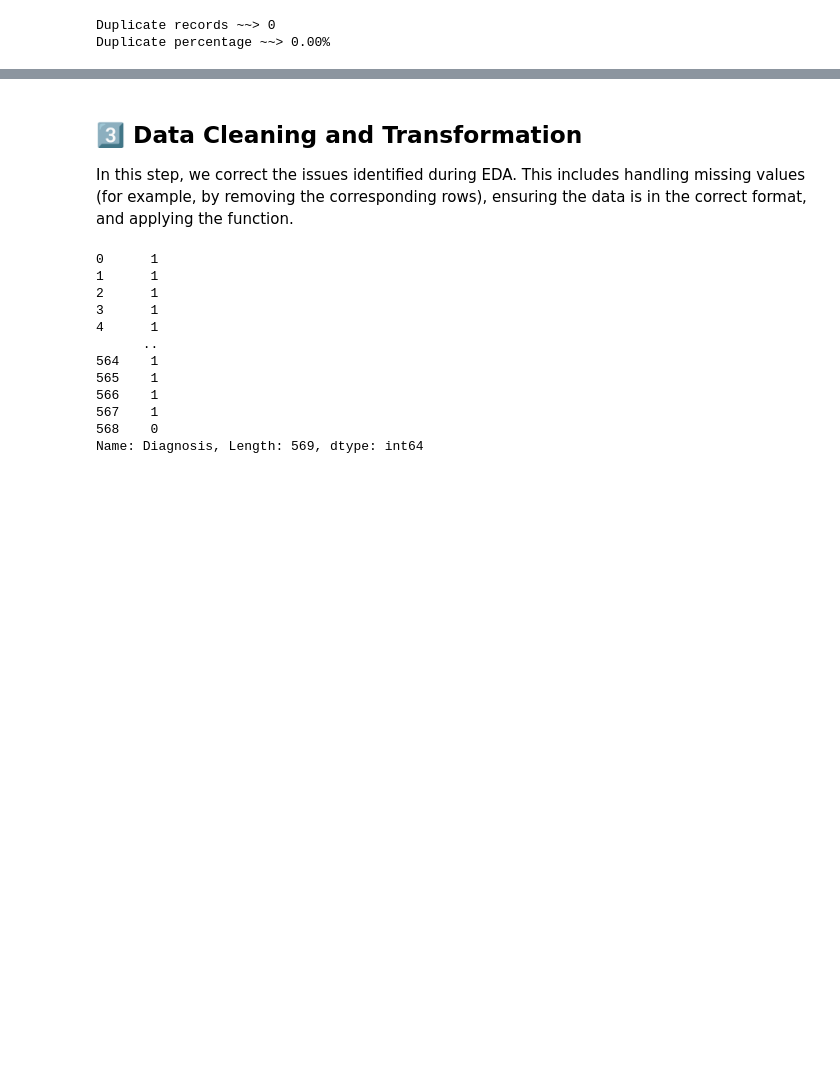
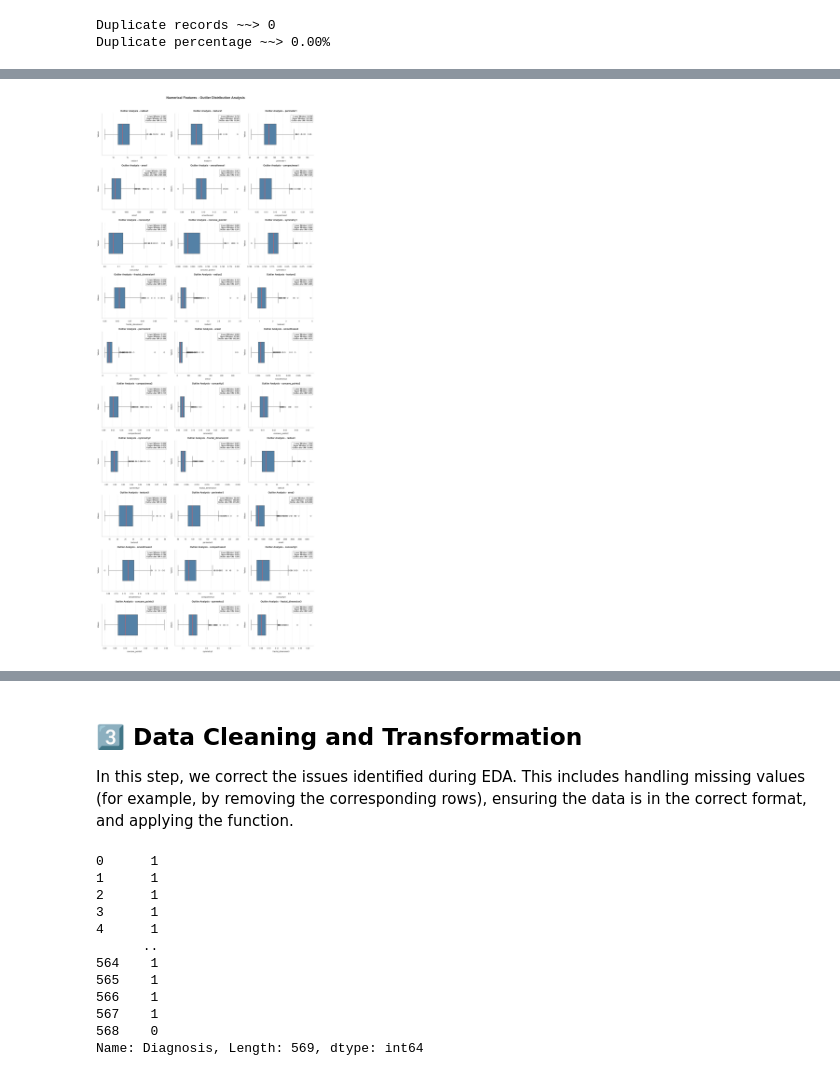
Before and after one commit to CCT-Dublin/CCT_ML_CA_01_50S, a Jupyter notebook: notebooks/CCT_ML_CA_01_50S_2026438.ipynb, the cells around one changed output, grey strips where cells are left out. Saved outputs shown, nothing was run; the diff lists cells and outputs as text; code cells hidden in the pictures; blank space fills up the shorter version.

```diff
--- a/notebooks/CCT_ML_CA_01_50S_2026438.ipynb
+++ b/notebooks/CCT_ML_CA_01_50S_2026438.ipynb
@@ -288,0 +355,4 @@ Bar.F_target_barplot(df_cancer, 'Diagnosis')
+# %%
+BoxPlot.F_boxplot_v1(df_cancer, numerical_features)
+# %% [output]
+[figure, added]
```
Also changed, not shown: parts of 25 cells of this notebook, 3 other files.
